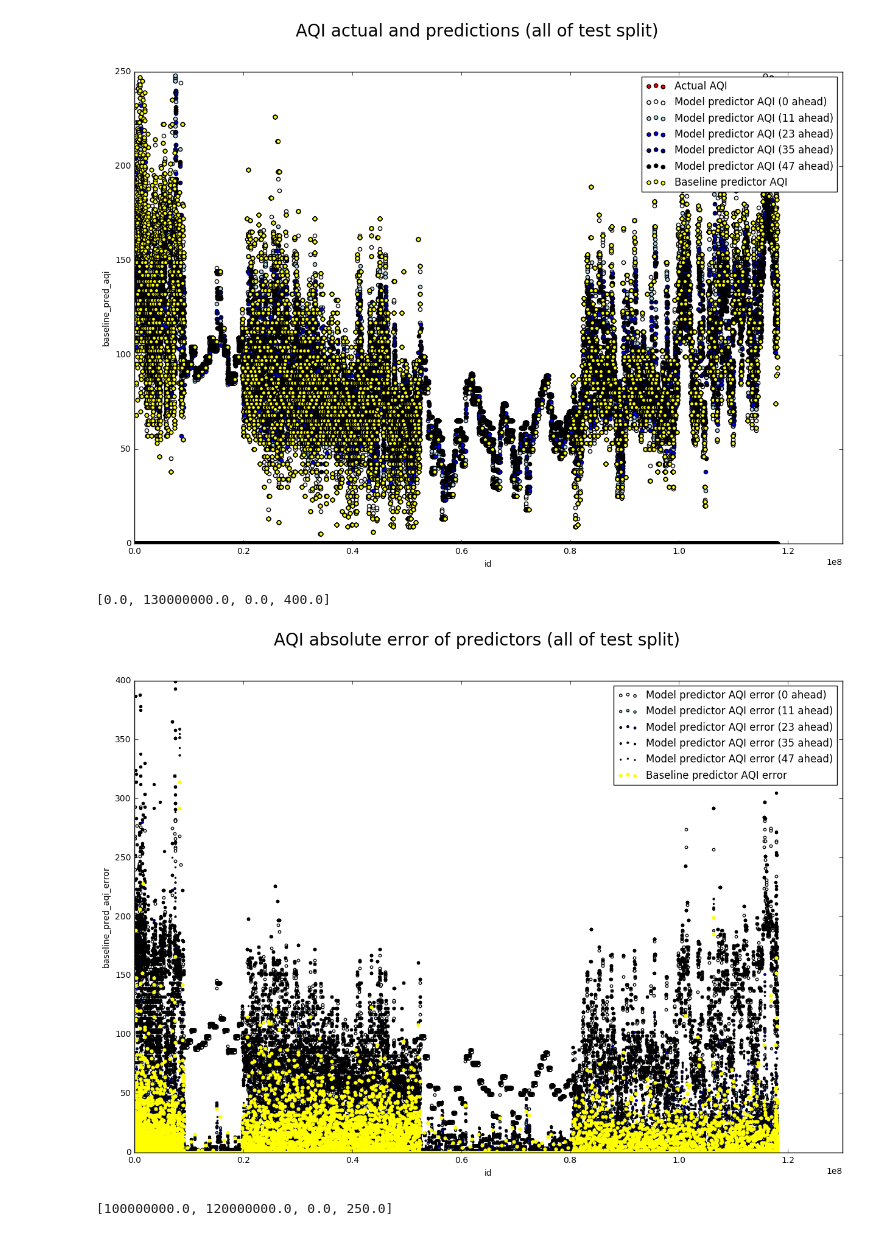
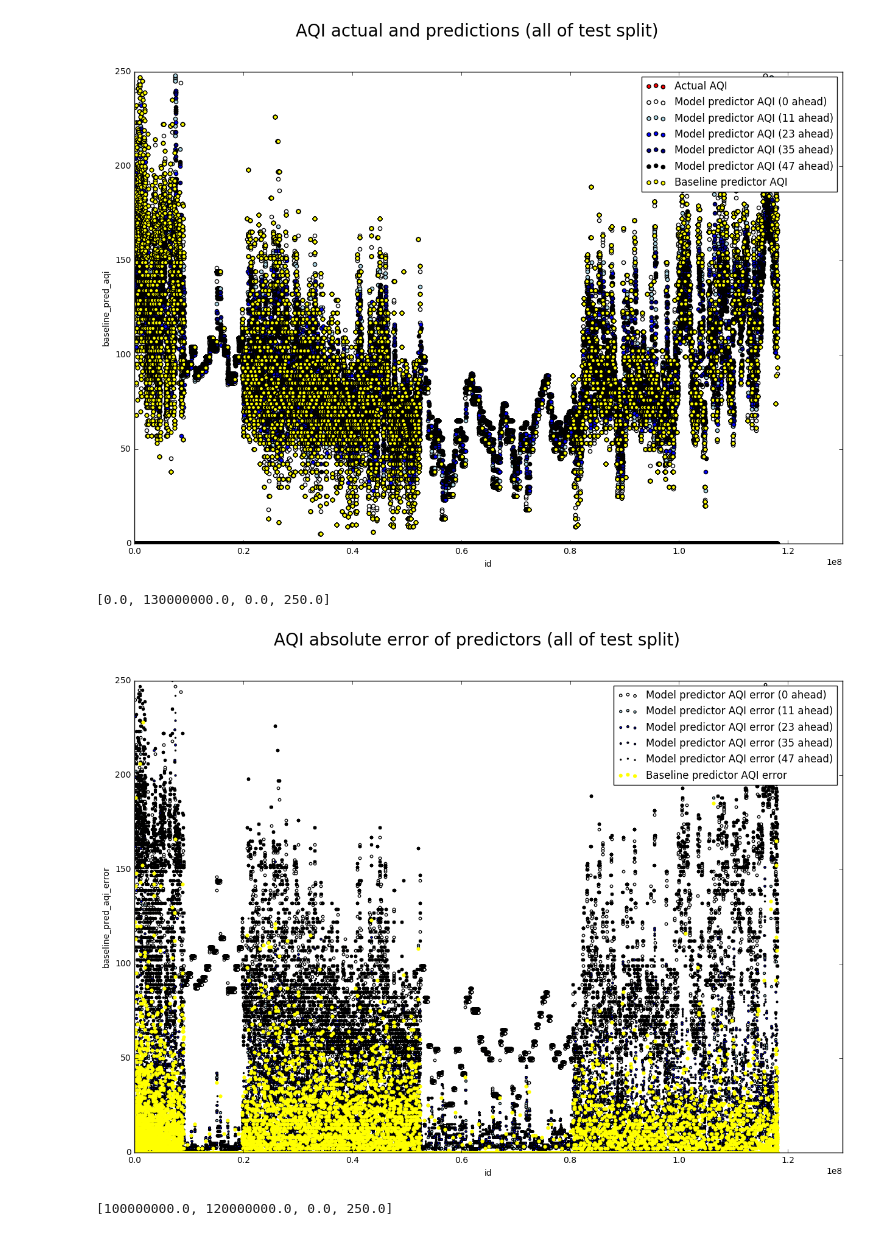
Before and after one commit to curiousest/predict-AQI, a Jupyter notebook: notebooks/hypothesis2_recent_history.ipynb, the cells around one changed output. Drawn from its saved outputs; the diff is of its cells as text; code cells hidden in the pictures.

Commit message:
Tweaked hypothesis 2 graphs.

```diff
--- a/notebooks/hypothesis2_recent_history.ipynb
+++ b/notebooks/hypothesis2_recent_history.ipynb
@@ -217,17 +217,17 @@ test_results['baseline_pred_aqi_error'] = test_results.apply(absolute_error_gene
 # %%
 aqi_graph = test_results.plot.scatter(x='id', y='0_ahead_pred', label="Model predictor AQI error (0 ahead)", color="white", s=10, lw=1)
 test_results.plot.scatter(x='id', y='11_ahead_pred_error', label="Model predictor AQI error (11 ahead)", ax=aqi_graph, color="lightblue", s=8, lw=1)
 test_results.plot.scatter(x='id', y='23_ahead_pred_error', label="Model predictor AQI error (23 ahead)", ax=aqi_graph, color="blue", s=6, lw=1)
 test_results.plot.scatter(x='id', y='35_ahead_pred_error', label="Model predictor AQI error (35 ahead)", ax=aqi_graph, color="darkblue", s=4, lw=1)
 test_results.plot.scatter(x='id', y='47_ahead_pred_error', label="Model predictor AQI error (47 ahead)", ax=aqi_graph, color="black", s=2, lw=1)
 test_results.plot.scatter(x='id', y='baseline_pred_aqi_error', label="Baseline predictor AQI error", ax=aqi_graph, color="Yellow", lw=0)
 fig = aqi_graph.figure
 fig.set_size_inches((15, 10), forward=True)
 fig.suptitle("AQI absolute error of predictors (all of test split)", fontsize=20)
-aqi_graph.axis([0.0, 130000000.0, 0.0, 400.0])
+aqi_graph.axis([0.0, 130000000.0, 0.0, 250.0])
 # %% [output]
-[0.0, 130000000.0, 0.0, 400.0]
+[0.0, 130000000.0, 0.0, 250.0]
-[figure, old version]
+[figure, new version]
 # %%
 aqi_graph = test_results.plot(x='id', y='aqi', label="Actual AQI", color="Red")
 test_results[test_results['0_ahead_pred'] != 0].plot(x='id', y='0_ahead_pred', label="Model predictor AQI (0 ahead)", ax=aqi_graph, color="white")
```
Also changed, not shown: parts of 1 cell of this notebook.
